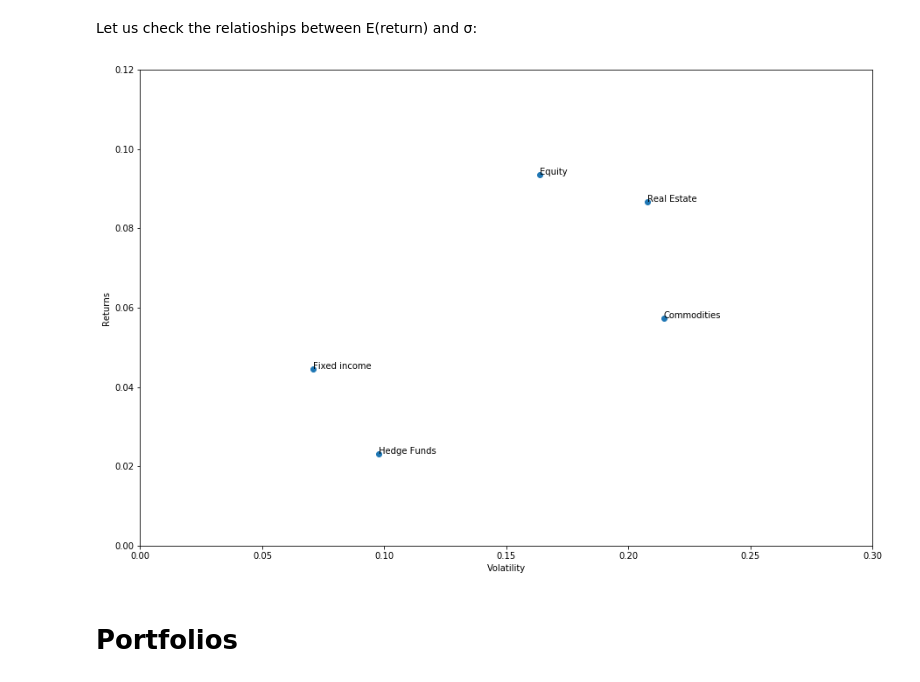
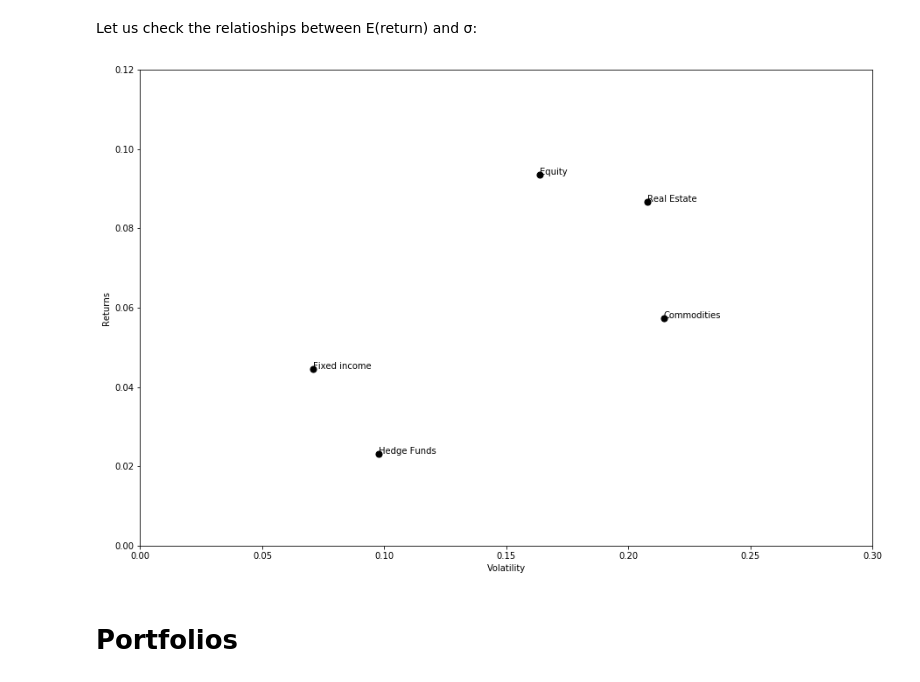
Before and after one commit to boturon/NovaSBE_Courses, a Jupyter notebook: finance/case_2/case_II_long.ipynb, the cells around one changed output. Saved outputs shown, nothing was run; the diff lists cells and outputs as text; code cells hidden in the pictures.

```diff
--- a/finance/case_2/case_II_long.ipynb
+++ b/finance/case_2/case_II_long.ipynb
@@ -67,15 +67,15 @@ dtype: float64
 Let us check the relatioships between E(return) and σ:
 # %%
 fig, ax = plt.subplots(figsize = (15,10))
-ax.scatter(annualised_stdev, annualised_return)
+ax.scatter(annualised_stdev, annualised_return, marker="o",color='xkcd:black',s=50)
 for i, txt in enumerate(data_df.columns.tolist()):
     ax.annotate(txt, (annualised_stdev.tolist()[i],annualised_return.tolist()[i]))
 plt.ylim((0.00,0.12))
 plt.xlim((0.00,0.3))
 plt.xlabel('Volatility')
 plt.ylabel('Returns');
 # %% [output]
-[figure, old version]
+[figure, new version]
 # %% [markdown]
 # Portfolios
 # %% [markdown]
```
Also changed, not shown: parts of 8 cells of this notebook.
